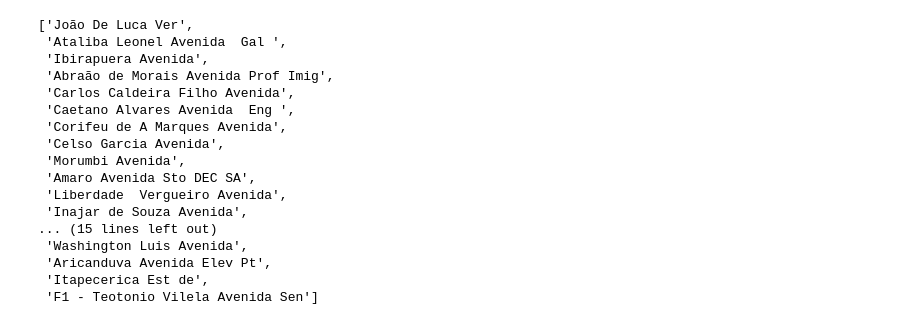
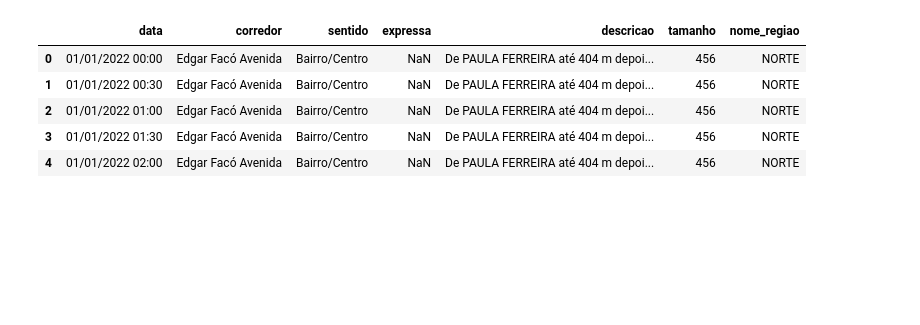
Before and after one commit to Insper-Data/2023-2_faixa_azul, a Jupyter notebook: rascunho2.ipynb, the cells around one changed output. Drawn from its saved outputs; the diff is of its cells as text; code cells hidden in the pictures; blank space fills up the shorter version.

```diff
--- a/rascunho2.ipynb
+++ b/rascunho2.ipynb
@@ -4,2 +15,17 @@ import pandas as pd
+# %%
+df_lentidao = (
+    pd.read_csv("dados/lentidao.csv")
+    .replace(
+        {"corredor": {"Av": "Avenida", ",": "", "/": " ", "\(": " ", "\)": " ", "\.": " "}}
+        , regex = True)
+)
+df_lentidao.head()
+# %% [output]
+|  | data | corredor | sentido | expressa | descricao | tamanho | nome_regiao |
+| 0 | 01/01/2022 00:00 | Edgar Facó Avenida | Bairro/Centro | NaN | De PAULA FERREIRA até 404 m depoi... | 456 | NORTE |
+| 1 | 01/01/2022 00:30 | Edgar Facó Avenida | Bairro/Centro | NaN | De PAULA FERREIRA até 404 m depoi... | 456 | NORTE |
+| 2 | 01/01/2022 01:00 | Edgar Facó Avenida | Bairro/Centro | NaN | De PAULA FERREIRA até 404 m depoi... | 456 | NORTE |
+| 3 | 01/01/2022 01:30 | Edgar Facó Avenida | Bairro/Centro | NaN | De PAULA FERREIRA até 404 m depoi... | 456 | NORTE |
+| 4 | 01/01/2022 02:00 | Edgar Facó Avenida | Bairro/Centro | NaN | De PAULA FERREIRA até 404 m depoi... | 456 | NORTE |
 # %%
 dicio_conversao = json.load(open('cruzamento_infosiga-lentidao.json'))
@@ -11,20 +31,0 @@ lentidao = (
-# %%
-([av for av in list(dicio_conversao.values()) if av != None])
-# %% [output]
-['João De Luca Ver',
- 'Ataliba Leonel Avenida  Gal ',
- 'Ibirapuera Avenida',
- 'Abraão de Morais Avenida Prof Imig',
- 'Carlos Caldeira Filho Avenida',
- 'Caetano Alvares Avenida  Eng ',
- 'Corifeu de A Marques Avenida',
- 'Celso Garcia Avenida',
- 'Morumbi Avenida',
- 'Amaro Avenida Sto DEC SA',
- 'Liberdade  Vergueiro Avenida',
- 'Inajar de Souza Avenida',
-... (15 lines left out)
- 'Washington Luis Avenida',
- 'Aricanduva Avenida Elev Pt',
- 'Itapecerica Est de',
- 'F1 - Teotonio Vilela Avenida Sen']
```
Also changed, not shown: parts of 9 cells of this notebook, 4 other files.
